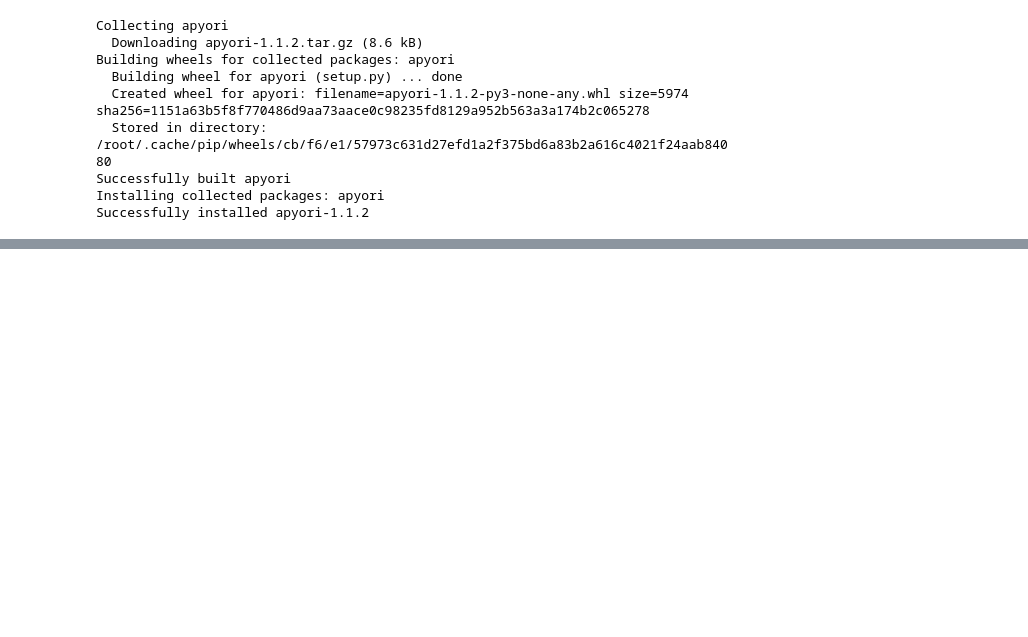
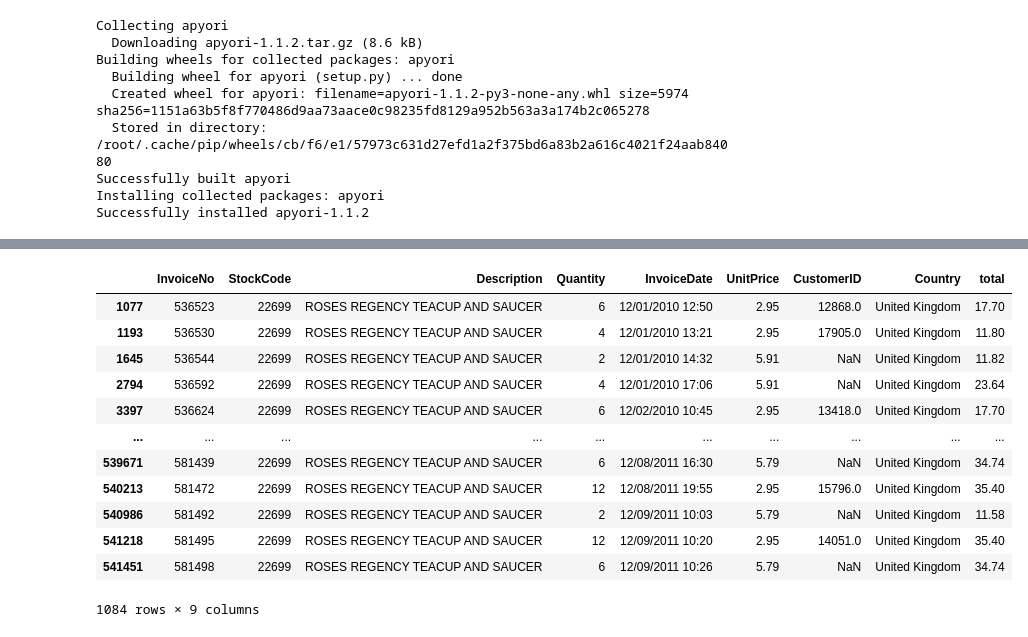
Before and after one commit to SupidchayaTangkidwanich/DWDM21, a Jupyter notebook: Chapter6_Association_Rules.ipynb, the cells around one changed output, grey strips where cells are left out. Saved outputs shown, nothing was run; the diff lists cells and outputs as text; code cells hidden in the pictures; blank space fills up the shorter version.

```diff
--- a/Chapter6_Association_Rules.ipynb
+++ b/Chapter6_Association_Rules.ipynb
@@ -375,0 +440,16 @@ from apyori import apriori
+# %%
+data_clean[data_clean['StockCode']=='22699'] # 22699 คือ ROSES REGENCY TEACUP AND SAUCER
+# %% [output]
+|  | InvoiceNo | StockCode | Description | Quantity | InvoiceDate | UnitPrice | CustomerID | Country | total |
+| 1077 | 536523 | 22699 | ROSES REGENCY TEACUP AND SAUCER | 6 | 12/01/2010 12:50 | 2.95 | 12868.0 | United Kingdom | 17.70 |
+| 1193 | 536530 | 22699 | ROSES REGENCY TEACUP AND SAUCER | 4 | 12/01/2010 13:21 | 2.95 | 17905.0 | United Kingdom | 11.80 |
+| 1645 | 536544 | 22699 | ROSES REGENCY TEACUP AND SAUCER | 2 | 12/01/2010 14:32 | 5.91 | NaN | United Kingdom | 11.82 |
+| 2794 | 536592 | 22699 | ROSES REGENCY TEACUP AND SAUCER | 4 | 12/01/2010 17:06 | 5.91 | NaN | United Kingdom | 23.64 |
+| 3397 | 536624 | 22699 | ROSES REGENCY TEACUP AND SAUCER | 6 | 12/02/2010 10:45 | 2.95 | 13418.0 | United Kingdom | 17.70 |
+| ... | ... | ... | ... | ... | ... | ... | ... | ... | ... |
+| 539671 | 581439 | 22699 | ROSES REGENCY TEACUP AND SAUCER | 6 | 12/08/2011 16:30 | 5.79 | NaN | United Kingdom | 34.74 |
+| 540213 | 581472 | 22699 | ROSES REGENCY TEACUP AND SAUCER | 12 | 12/08/2011 19:55 | 2.95 | 15796.0 | United Kingdom | 35.40 |
+| 540986 | 581492 | 22699 | ROSES REGENCY TEACUP AND SAUCER | 2 | 12/09/2011 10:03 | 5.79 | NaN | United Kingdom | 11.58 |
+| 541218 | 581495 | 22699 | ROSES REGENCY TEACUP AND SAUCER | 12 | 12/09/2011 10:20 | 2.95 | 14051.0 | United Kingdom | 35.40 |
+| 541451 | 581498 | 22699 | ROSES REGENCY TEACUP AND SAUCER | 6 | 12/09/2011 10:26 | 5.79 | NaN | United Kingdom | 34.74 |
+1084 rows × 9 columns
```
Also changed, not shown: parts of 8 cells of this notebook.
